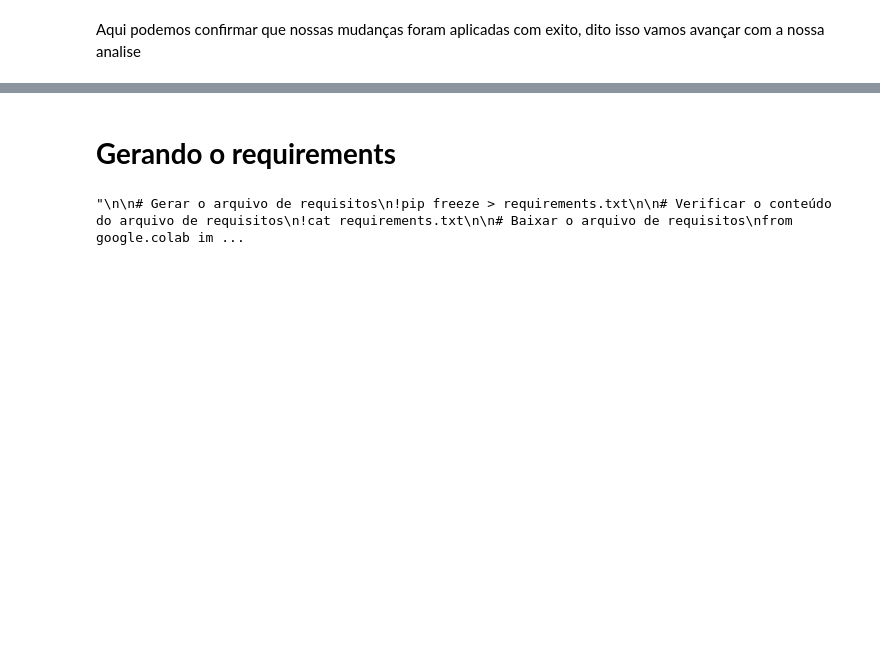
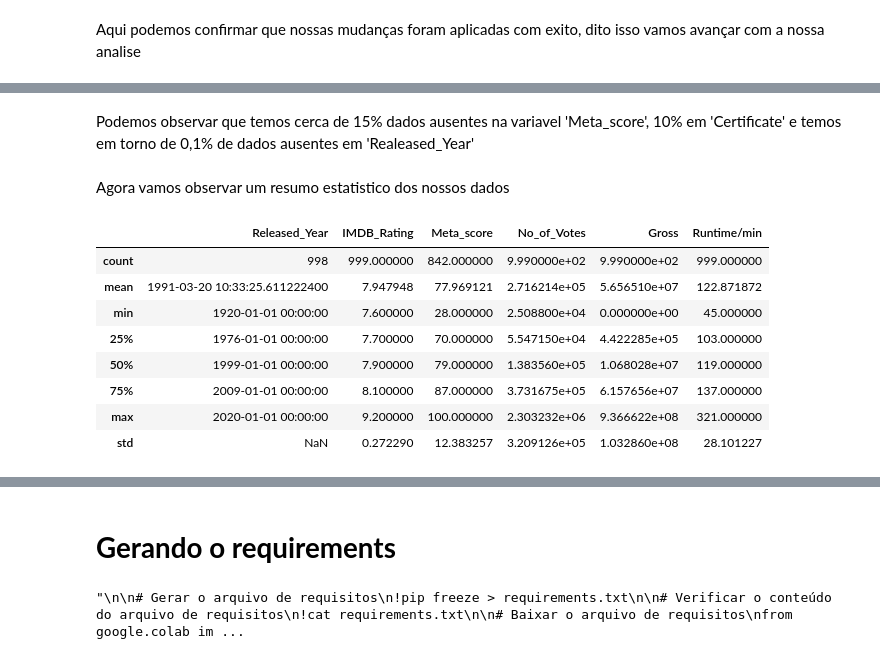
Before and after one commit to JosenildoJunior/Lh_desafio, a Jupyter notebook: Desafio_indicium.ipynb, the cells around one changed output, grey strips where cells are left out. Drawn from its saved outputs; the diff is of its cells as text; code cells hidden in the pictures; blank space fills up the shorter version.

```diff
--- a/Desafio_indicium.ipynb
+++ b/Desafio_indicium.ipynb
@@ -240,0 +322,17 @@ Aqui podemos confirmar que nossas mudanças foram aplicadas com exito, dito isso
+# %% [markdown]
+Podemos observar que temos cerca de 15% dados ausentes na variavel 'Meta_score', 10% em 'Certificate' e temos em torno de 0,1% de dados ausentes em 'Realeased_Year'
+# %% [markdown]
+Agora vamos observar um resumo estatistico dos nossos dados
+# %%
+# Resumo estatístico dos dados
+df.describe()
+# %% [output]
+|  | Released_Year | IMDB_Rating | Meta_score | No_of_Votes | Gross | Runtime/min |
+| count | 998 | 999.000000 | 842.000000 | 9.990000e+02 | 9.990000e+02 | 999.000000 |
+| mean | 1991-03-20 10:33:25.611222400 | 7.947948 | 77.969121 | 2.716214e+05 | 5.656510e+07 | 122.871872 |
+| min | 1920-01-01 00:00:00 | 7.600000 | 28.000000 | 2.508800e+04 | 0.000000e+00 | 45.000000 |
+| 25% | 1976-01-01 00:00:00 | 7.700000 | 70.000000 | 5.547150e+04 | 4.422285e+05 | 103.000000 |
+| 50% | 1999-01-01 00:00:00 | 7.900000 | 79.000000 | 1.383560e+05 | 1.068028e+07 | 119.000000 |
+| 75% | 2009-01-01 00:00:00 | 8.100000 | 87.000000 | 3.731675e+05 | 6.157656e+07 | 137.000000 |
+| max | 2020-01-01 00:00:00 | 9.200000 | 100.000000 | 2.303232e+06 | 9.366622e+08 | 321.000000 |
+| std | NaN | 0.272290 | 12.383257 | 3.209126e+05 | 1.032860e+08 | 28.101227 |
```
Also changed, not shown: parts of 17 cells of this notebook.
